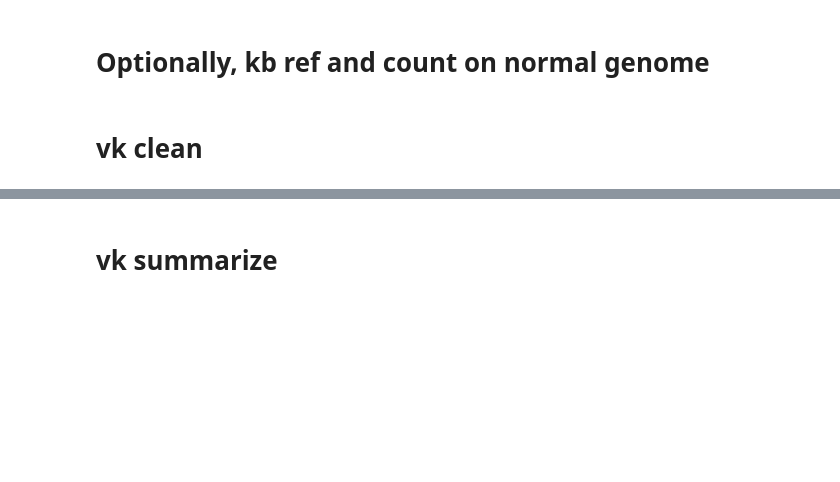
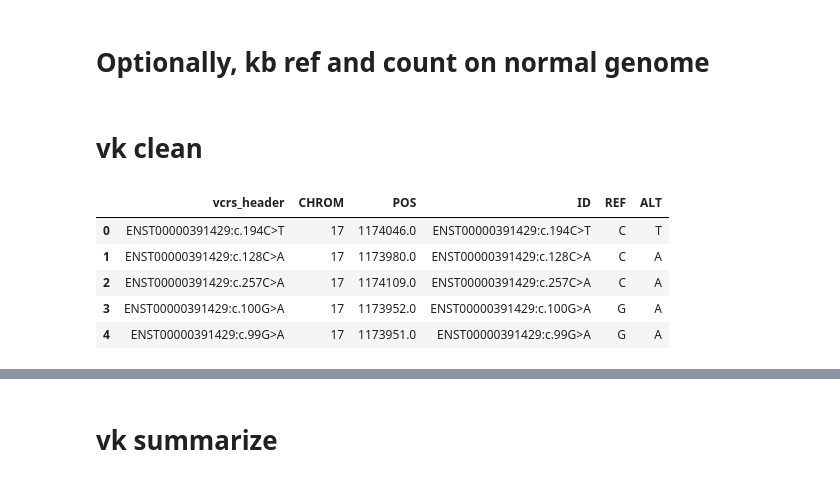
Before and after one commit to pachterlab/varseek, a Jupyter notebook: 1_2_variant_detection_sample_alignment.ipynb, the cells around one changed output, grey strips where cells are left out. Cells and saved outputs as stored; diff of their text form; code cells hidden in the pictures; blank space fills up the shorter version.

```diff
--- a/1_2_variant_detection_sample_alignment.ipynb
+++ b/1_2_variant_detection_sample_alignment.ipynb
@@ -193,4 +189,46 @@ if os.path.exists(adata_path_wt_vcrs):
     adata_path_wt_vcrs_clean = vk.clean(adata_path_wt_vcrs, output_figures_dir = f"{out_dir_notebook}/vk_clean_figures_wt_vcrs", mutation_metadata_df = mutation_metadata_df_path, mutation_metadata_df_columns = mutation_metadata_df_columns, minimum_count_filter = minimum_count_filter, use_binary_matrix = use_binary_matrix, drop_zero_columns = drop_zero_columns, filter_cells_by_min_counts = filter_cells_by_min_counts, filter_cells_by_min_genes = filter_cells_by_min_genes, filter_genes_by_min_cells = filter_genes_by_min_cells, filter_cells_by_max_mt_content = filter_cells_by_max_mt_content, doublet_detection = doublet_detection, remove_doublets = remove_doublets, do_cpm_normalization = do_cpm_normalization, adata_path_normal_genome = adata_path_normal_genome, vcrs_id_column = "vcrs_id")
 
 adata_vaf_output_path = make_vaf_matrix(adata_path_clean, adata_path_wt_vcrs_clean)
+# %%
+import os
+import subprocess
+import scanpy as sc
+import numpy as np
+import pandas as pd
+import scipy as sp
+import pysam
+
+import varseek as vk
+from varseek.utils import make_vaf_matrix, add_vcf_info_to_cosmic_tsv, match_adata_orders, write_to_vcf, write_vcfs_for_rows
+
+adata_path_clean = "/Users/joeyrich/Desktop/local/varseek/data/varseek_count_out_alignment_visualization/kb_count_out_vcrs/counts_unfiltered/adata.h5ad"
+cosmic_tsv = "/Users/joeyrich/Desktop/local/varseek/data/reference/cosmic/CancerMutationCensus_AllData_Tsv_v101_GRCh37/CancerMutationCensus_AllData_v101_GRCh37.tsv"
+reference_genome_fasta = "/Users/joeyrich/Desktop/local/varseek/data/reference/ensembl_grch37_release93/Homo_sapiens.GRCh37.dna.primary_assembly.fa"  # grch37, ensembl93
+cosmic_cdna_info_csv = "/Users/joeyrich/Desktop/local/varseek/data/reference/cosmic/CancerMutationCensus_AllData_Tsv_v101_GRCh37/CancerMutationCensus_AllData_v101_GRCh37_mutation_workflow.csv"
+
+# I need a metadata df with ID (corresponding to vcrs_header), CHROM, POS, REF, ALT
+cosmic_df = add_vcf_info_to_cosmic_tsv(cosmic_tsv=cosmic_tsv, reference_genome_fasta=reference_genome_fasta, cosmic_df_out = None, cosmic_cdna_info_csv = cosmic_cdna_info_csv, mutation_source = "cdna")
+
+adata = sc.read_h5ad(adata_path_clean)
+
+adata.var["vcrs_header"] = adata.var.index  #!!! erase - normally done inside clean
+adata_var_temp = adata.var[['vcrs_header']].copy()
+
+# explode across semicolons
+adata_var_temp = adata_var_temp.assign(
+    vcrs_header=adata_var_temp["vcrs_header"].str.split(";")
+).explode("vcrs_header")
+
+adata_var_temp.reset_index(drop=True, inplace=True)
+
+adata_var_temp = adata_var_temp.merge(cosmic_df, left_on="vcrs_header", right_on="ID", how="left")
+# %%
+adata_var_temp.head()
+# %% [output]
+|  | vcrs_header | CHROM | POS | ID | REF | ALT |
+| 0 | ENST00000391429:c.194C>T | 17 | 1174046.0 | ENST00000391429:c.194C>T | C | T |
+| 1 | ENST00000391429:c.128C>A | 17 | 1173980.0 | ENST00000391429:c.128C>A | C | A |
+| 2 | ENST00000391429:c.257C>A | 17 | 1174109.0 | ENST00000391429:c.257C>A | C | A |
+| 3 | ENST00000391429:c.100G>A | 17 | 1173952.0 | ENST00000391429:c.100G>A | G | A |
+| 4 | ENST00000391429:c.99G>A | 17 | 1173951.0 | ENST00000391429:c.99G>A | G | A |
 # %%
```
Also changed, not shown: parts of 3 cells of this notebook, 14 other files.
